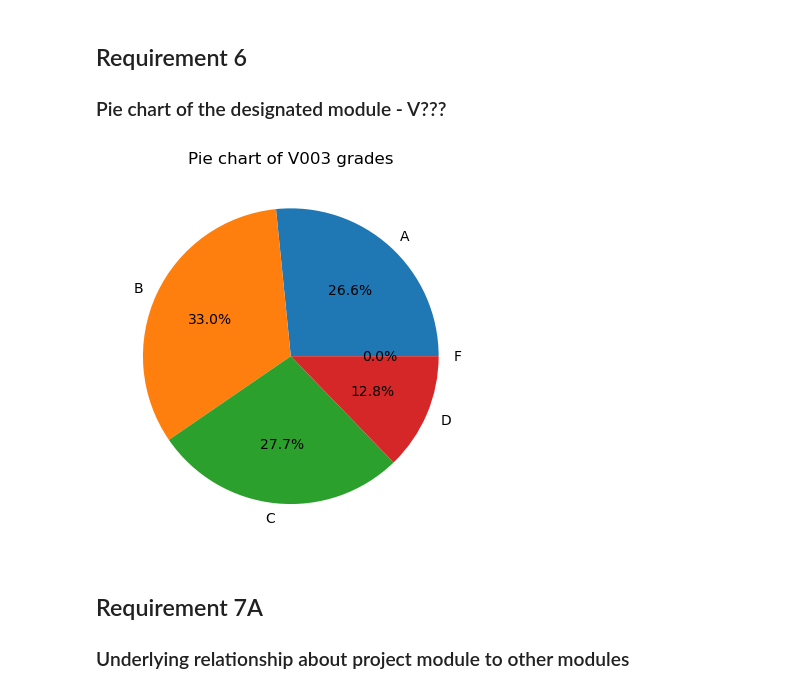
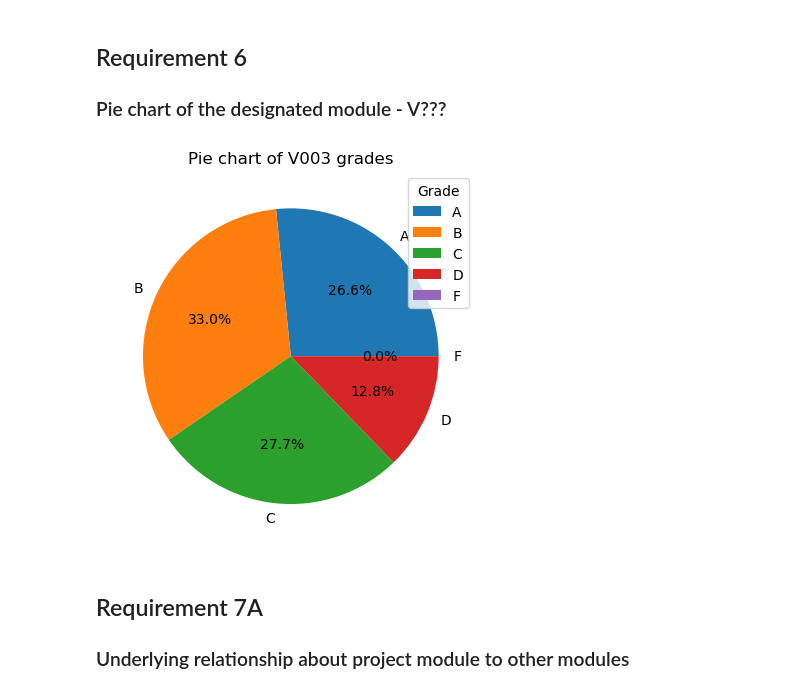
Before and after one commit to wingyeung0317/EEE4463, a Jupyter notebook: BD_Labs_V3/Lab6/YeungWing_MPBD.ipynb, the cells around one changed output. Cells and saved outputs as stored; diff of their text form; code cells hidden in the pictures.

```diff
--- a/BD_Labs_V3/Lab6/YeungWing_MPBD.ipynb
+++ b/BD_Labs_V3/Lab6/YeungWing_MPBD.ipynb
@@ -189,9 +199,10 @@ V003GradeF = len(all5SemDF_noNaN[all5SemDF_noNaN['V003']<40]['V003'])
 # %%
 plt.pie([V003GradeA,V003GradeB,V003GradeC,V003GradeD,V003GradeF], labels=['A','B','C','D','F'], autopct='%.1f%%')
 plt.title('Pie chart of V003 grades')
+plt.legend(title='Grade')
 plt.show()
 # %% [output]
-[figure, old version]
+[figure, new version]
 # %% [markdown]
 ## Requirement 7A
 ### Underlying relationship about project module to other modules
```
Also changed, not shown: parts of 21 cells of this notebook, 6 other files.
